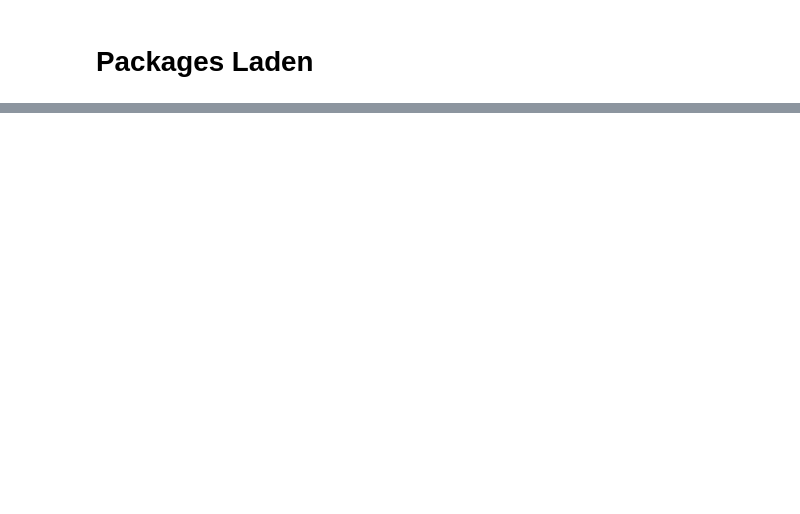
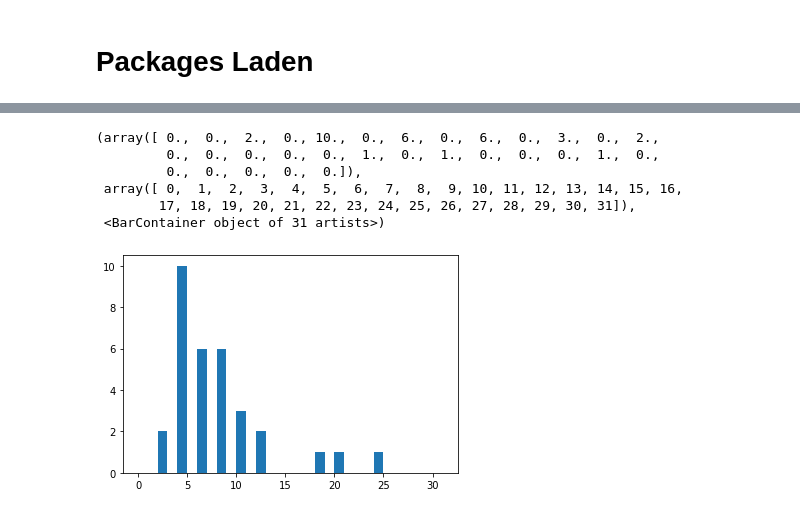
Before and after one commit to larsmoe/SAPS-BSDA-Kurs, a Jupyter notebook: Problemsets Python/PS_Nr_2_Python/PS_Nr_2_Python.ipynb, the cells around one changed output, grey strips where cells are left out. Saved outputs shown, nothing was run; the diff lists cells and outputs as text; code cells hidden in the pictures; blank space fills up the shorter version.

```diff
--- a/Problemsets Python/PS_Nr_2_Python/PS_Nr_2_Python.ipynb
+++ b/Problemsets Python/PS_Nr_2_Python/PS_Nr_2_Python.ipynb
@@ -14,0 +106,5 @@ Laden Sie im folgenden Code-Chunk die drei Netzwerke, die wir im Folgenden betra
+# %%
+# {"5_5"}
+#Berechnen Sie den Average Degree des Graphen karate
+deg_karate = graph_karate.degree(mode='all')
+print(mean(deg_karate))
@@ -14,0 +155,13 @@ Laden Sie im folgenden Code-Chunk die drei Netzwerke, die wir im Folgenden betra
+# %%
+#Lassen Sie sich zum Vergleich die Degree Distribution
+#des Graphen karate anzeigen
+#Verwenden Sie dazu die oben definierte Variable deg_karate
+plt.hist(deg_karate, bins=np.arange(0, max(deg_karate)))
+# %% [output]
+(array([ 0.,  0.,  2.,  0., 10.,  0.,  6.,  0.,  6.,  0.,  3.,  0.,  2.,
+         0.,  0.,  0.,  0.,  0.,  1.,  0.,  1.,  0.,  0.,  0.,  1.,  0.,
+         0.,  0.,  0.,  0.,  0.]),
+ array([ 0,  1,  2,  3,  4,  5,  6,  7,  8,  9, 10, 11, 12, 13, 14, 15, 16,
+        17, 18, 19, 20, 21, 22, 23, 24, 25, 26, 27, 28, 29, 30, 31]),
+ <BarContainer object of 31 artists>)
+[figure, added]
```
Also changed, not shown: parts of 41 cells of this notebook, 11 other files.
